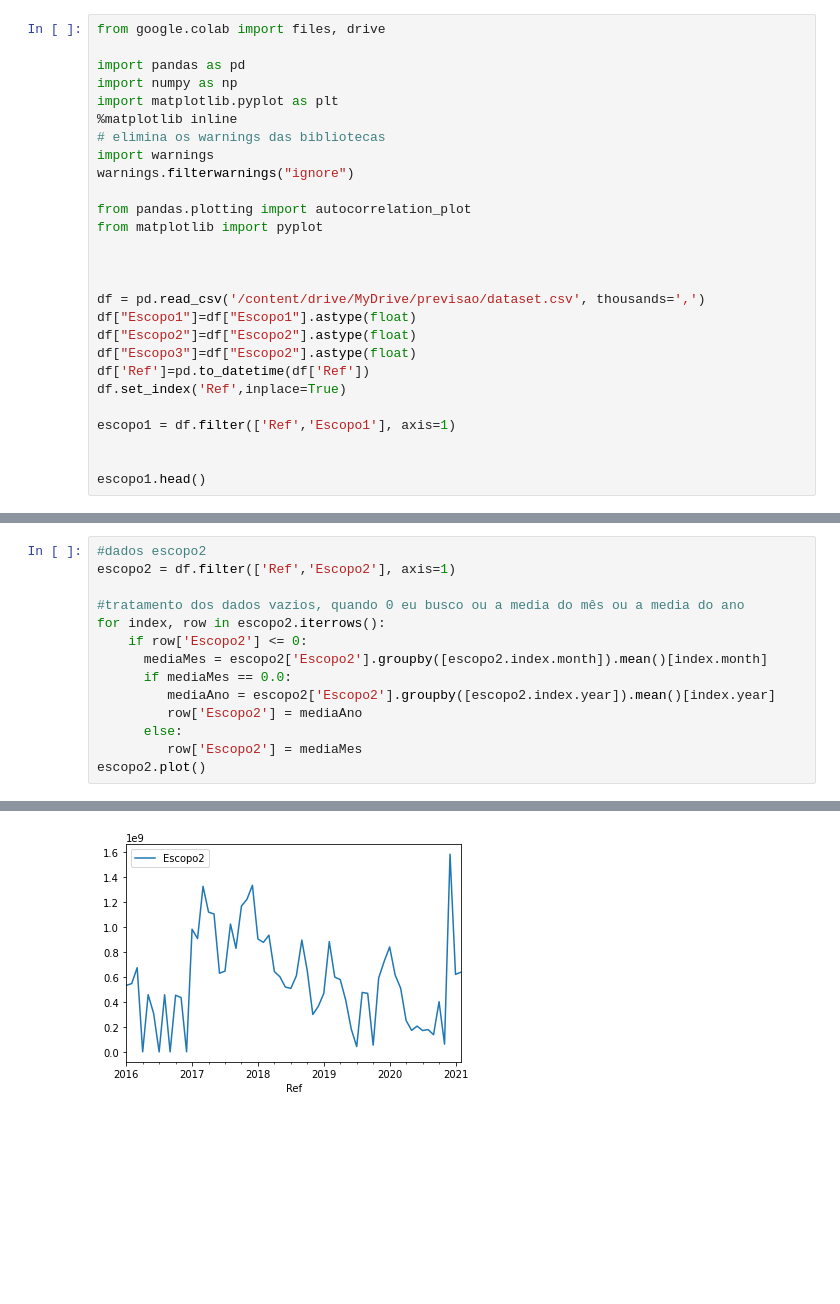
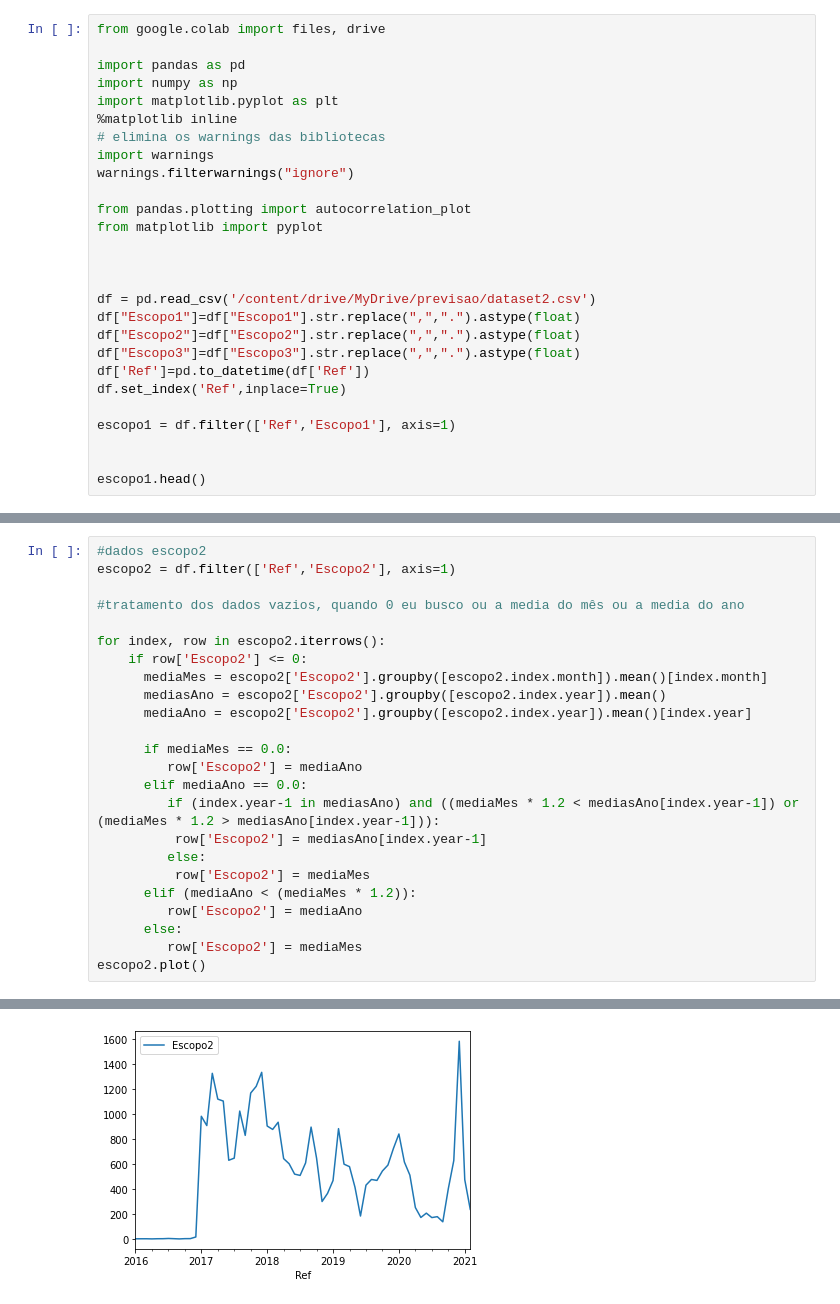
Before and after one commit to joefreire/previsao, a Jupyter notebook: Previsao.ipynb, the cells around one changed output, grey strips where cells are left out. Cells and saved outputs as stored; diff of their text form; blank space fills up the shorter version.

```diff
--- a/Previsao.ipynb
+++ b/Previsao.ipynb
@@ -16,10 +16,10 @@ from matplotlib import pyplot
 
 
 
-df = pd.read_csv('/content/drive/MyDrive/previsao/dataset.csv', thousands=',')
-df["Escopo1"]=df["Escopo1"].astype(float)
-df["Escopo2"]=df["Escopo2"].astype(float)
-df["Escopo3"]=df["Escopo2"].astype(float)
+df = pd.read_csv('/content/drive/MyDrive/previsao/dataset2.csv')
+df["Escopo1"]=df["Escopo1"].str.replace(",",".").astype(float)
+df["Escopo2"]=df["Escopo2"].str.replace(",",".").astype(float)
+df["Escopo3"]=df["Escopo3"].str.replace(",",".").astype(float)
 df['Ref']=pd.to_datetime(df['Ref'])
 df.set_index('Ref',inplace=True)
 
@@ -154,20 +174,30 @@ future_df[['Escopo1', 'forecast']].plot(figsize=(12, 8))
 # %%
 #dados escopo2
 escopo2 = df.filter(['Ref','Escopo2'], axis=1)
 
 #tratamento dos dados vazios, quando 0 eu busco ou a media do mês ou a media do ano
+
 for index, row in escopo2.iterrows():
     if row['Escopo2'] <= 0:
       mediaMes = escopo2['Escopo2'].groupby([escopo2.index.month]).mean()[index.month]
+      mediasAno = escopo2['Escopo2'].groupby([escopo2.index.year]).mean()
+      mediaAno = escopo2['Escopo2'].groupby([escopo2.index.year]).mean()[index.year]
+
       if mediaMes == 0.0:
-         mediaAno = escopo2['Escopo2'].groupby([escopo2.index.year]).mean()[index.year]
+         row['Escopo2'] = mediaAno
+      elif mediaAno == 0.0:
+         if (index.year-1 in mediasAno) and ((mediaMes * 1.2 < mediasAno[index.year-1]) or (mediaMes * 1.2 > mediasAno[index.year-1])):
+          row['Escopo2'] = mediasAno[index.year-1]
+         else:
+          row['Escopo2'] = mediaMes
+      elif (mediaAno < (mediaMes * 1.2)):
          row['Escopo2'] = mediaAno
       else:
          row['Escopo2'] = mediaMes
 escopo2.plot()
 # %% [output]
 <matplotlib.axes._subplots.AxesSubplot at 0x...>
-[figure, old version]
+[figure, new version]
 # %%
 autocorrelation_plot(escopo2)
 pyplot.show()
```
Also changed, not shown: parts of 29 cells of this notebook.
